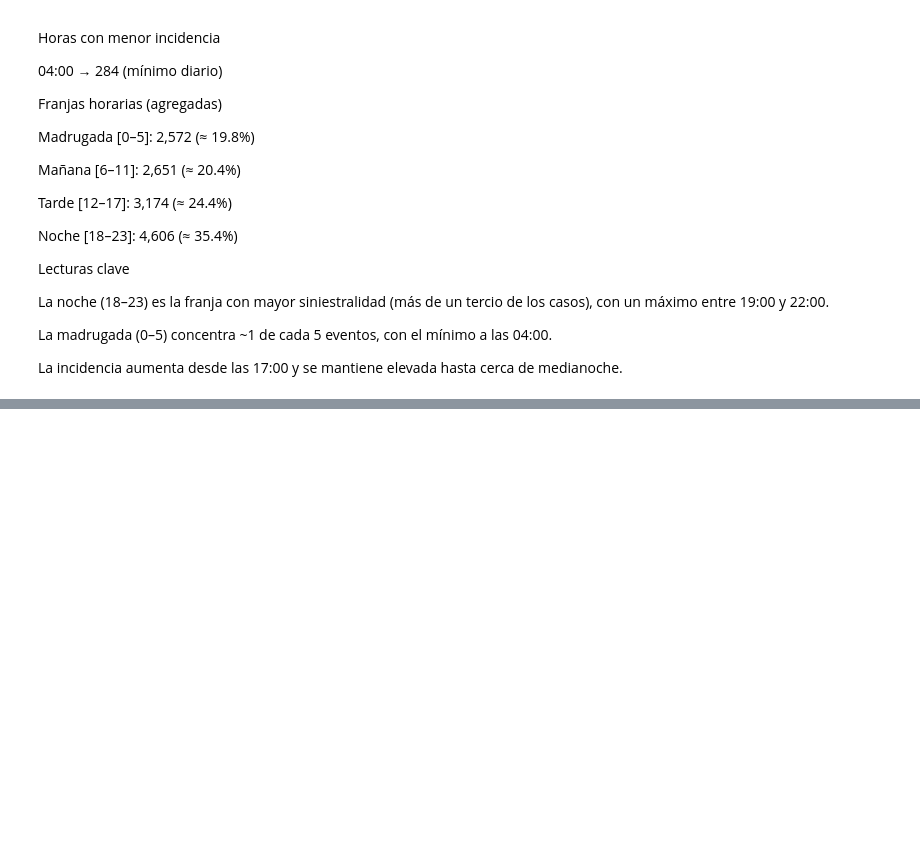
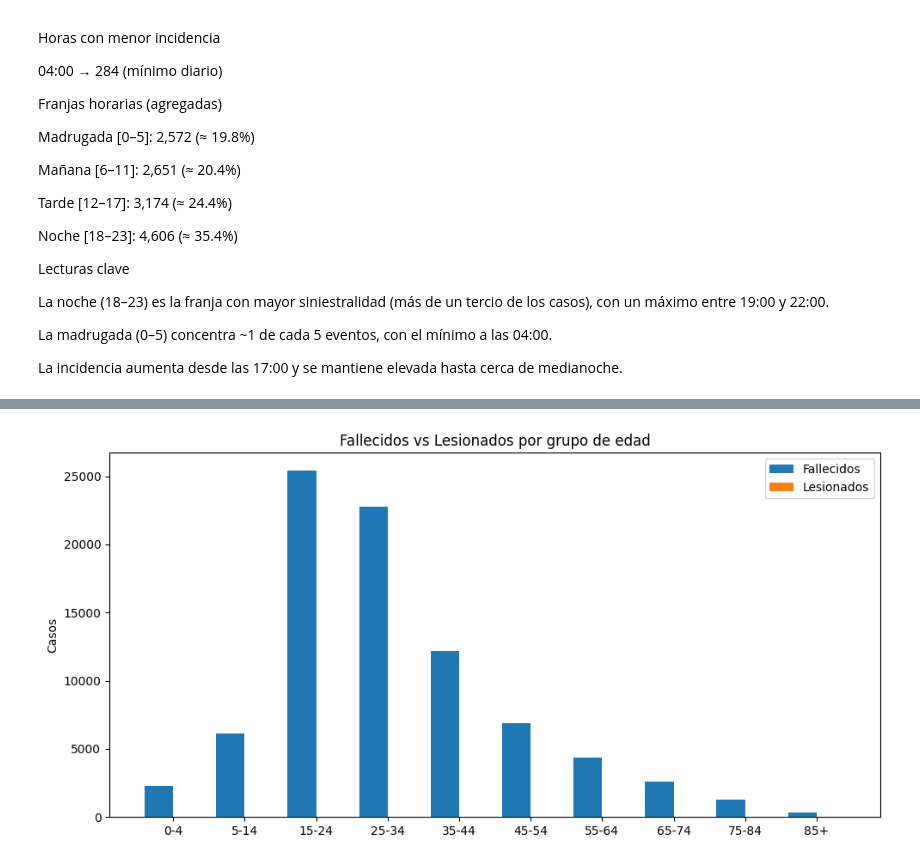
Before and after one commit to Hayser8/lab8, a Jupyter notebook: Lab8.ipynb, the cells around one changed output, grey strips where cells are left out. Cells and saved outputs as stored; diff of their text form; code cells hidden in the pictures; blank space fills up the shorter version.

Commit message:
incisos termiandos solo falta el analisis

```diff
--- a/Lab8.ipynb
+++ b/Lab8.ipynb
@@ -1233,0 +1933,85 @@ La incidencia aumenta desde las 17:00 y se mantiene elevada hasta cerca de media
+# %%
+# INCISO 15 — Grupos de edad más afectados (fallecidos vs lesionados) + GRÁFICO
+# - Calcula grupos de edad (0–4, 5–14, …, 85+)
+# - Compara conteos de fallecidos y lesionados
+# - Grafica barras lado a lado (matplotlib)
+# - Alternativa con display() al final por si prefieres el gráfico “nativo” de Databricks
+
+from pyspark.sql import functions as F
+import numpy as np
+import matplotlib.pyplot as plt
+
+# 1) Base personas y limpieza de campos
+personas = spark.table("personas")
+
+df = (
+    personas
+    .withColumn("edad", F.floor(F.col("edad_per_num").cast("double")))
+    .withColumn("fallecido_flag", F.coalesce(F.col("is_fallecido").cast("double"), F.lit(0.0)))
+    .withColumn("lesionado_flag", F.coalesce(F.col("is_lesionado").cast("double"), F.lit(0.0)))
+    .filter((F.col("edad") >= 0) & (F.col("edad") <= 110))
+)
+
+# 2) Grupos de edad
+df = df.withColumn(
+    "grupo_edad",
+    F.when(F.col("edad") < 5,  "0-4")
+     .when(F.col("edad") < 15, "5-14")
+     .when(F.col("edad") < 25, "15-24")
+     .when(F.col("edad") < 35, "25-34")
+     .when(F.col("edad") < 45, "35-44")
+     .when(F.col("edad") < 55, "45-54")
+     .when(F.col("edad") < 65, "55-64")
+     .when(F.col("edad") < 75, "65-74")
+     .when(F.col("edad") < 85, "75-84")
+     .otherwise("85+")
+)
+
+orden = (
+    F.when(F.col("grupo_edad") == "0-4", 0)
+     .when(F.col("grupo_edad") == "5-14", 1)
+     .when(F.col("grupo_edad") == "15-24", 2)
+     .when(F.col("grupo_edad") == "25-34", 3)
+     .when(F.col("grupo_edad") == "35-44", 4)
+     .when(F.col("grupo_edad") == "45-54", 5)
+     .when(F.col("grupo_edad") == "55-64", 6)
+     .when(F.col("grupo_edad") == "65-74", 7)
+     .when(F.col("grupo_edad") == "75-84", 8)
+     .otherwise(9)
+)
+
+# 3) Agregación comparativa
+grupos = (
+    df.groupBy("grupo_edad")
+      .agg(
+          F.sum(F.when(F.col("fallecido_flag") == 1.0, 1).otherwise(0)).alias("fallecidos"),
+          F.sum(F.when(F.col("lesionado_flag") == 1.0, 1).otherwise(0)).alias("lesionados")
+      )
+      .withColumn("orden", orden)
+      .orderBy("orden")
+)
+
+print("=== Grupos de edad: fallecidos vs lesionados (tabla) ===")
+grupos.show(truncate=False)
+
+# 4) GRÁFICO — barras lado a lado con matplotlib
+pd_df = grupos.select("grupo_edad","fallecidos","lesionados","orden") \
+              .orderBy("orden").toPandas()
+
+x = np.arange(len(pd_df))            # posiciones en X
+width = 0.4                          # ancho de cada barra
+
+plt.figure(figsize=(10, 5))
+plt.bar(x - width/2, pd_df["fallecidos"], width, label="Fallecidos")
+plt.bar(x + width/2, pd_df["lesionados"], width, label="Lesionados")
+plt.xticks(x, pd_df["grupo_edad"])
+plt.ylabel("Casos")
+plt.title("Fallecidos vs Lesionados por grupo de edad")
+plt.legend()
+plt.tight_layout()
+plt.show()
+
+# 5) OPCIONAL: gráfico “nativo” con display() de Databricks
+#    (te abre el panel de gráficos; selecciona tipo 'Bar', Key=grupo_edad, Series=fallecidos y lesionados)
+# display(grupos.select("grupo_edad","fallecidos","lesionados").orderBy("orden"))
+# %% [output]
@@ -1233,0 +2033 @@ La incidencia aumenta desde las 17:00 y se mantiene elevada hasta cerca de media
+[figure, added]
```
Also changed, not shown: parts of 20 cells of this notebook.
